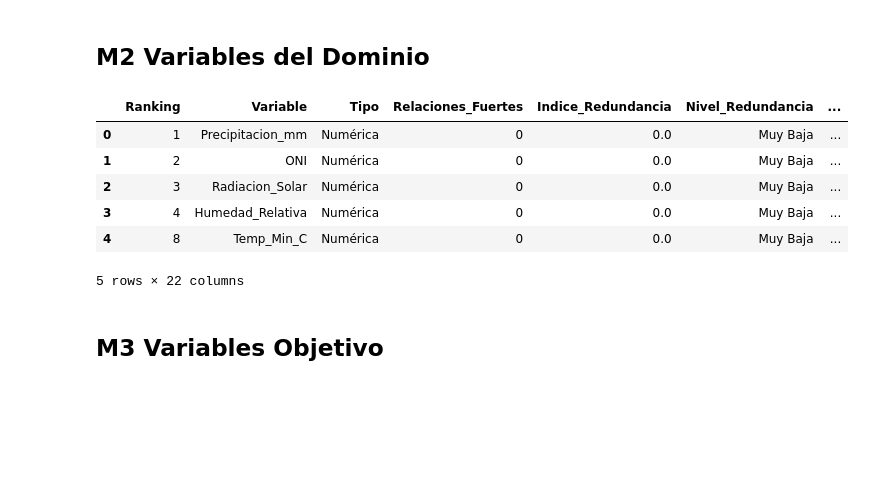
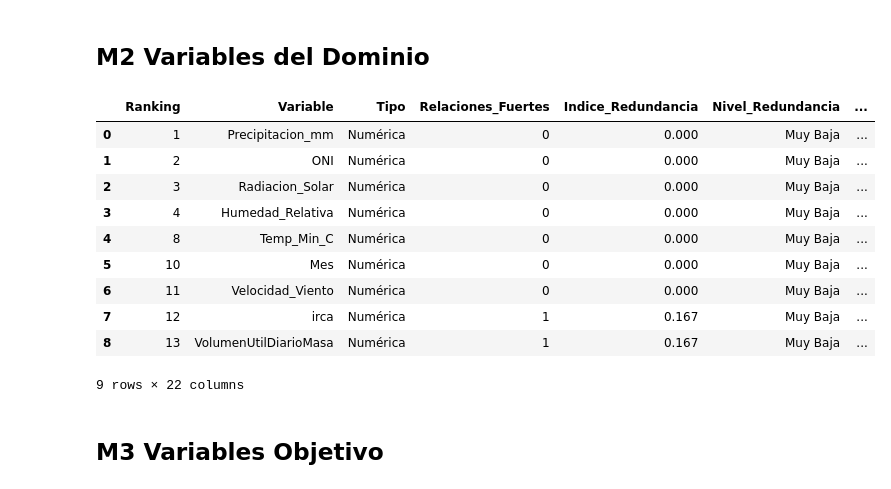
Before and after one commit to josedanielbg/FRAMEWORK_V7, a Jupyter notebook: NOTEBOOKS/DISENO_EXPERIMENTAL/FW7_Diseño_Experimental.ipynb, the cells around one changed output. Cells and saved outputs as stored; diff of their text form; code cells hidden in the pictures; blank space fills up the shorter version.

```diff
--- a/NOTEBOOKS/DISENO_EXPERIMENTAL/FW7_Diseño_Experimental.ipynb
+++ b/NOTEBOOKS/DISENO_EXPERIMENTAL/FW7_Diseño_Experimental.ipynb
@@ -17,18 +17,22 @@ El objetivo del Diseño Experimental es establecer el conjunto de experimentos u
 # %%
 import pandas as pd
 
 url = 'https://raw.githubusercontent.com/jriatiga/FRAMEWORK_V7/refs/heads/main/DATA/MASTER/C11_MASTER/Preparacion_Machine_Learning/ipm/variables_machine_learning.csv'
 df_variables = pd.read_csv(url)
 
-display(df_variables.head())
+display(df_variables.head(20))
 # %% [output]
 |  | Ranking | Variable | Tipo | Relaciones_Fuertes | Indice_Redundancia | Nivel_Redundancia | ... |
-| 0 | 1 | Precipitacion_mm | Numérica | 0 | 0.0 | Muy Baja | ... |
-| 1 | 2 | ONI | Numérica | 0 | 0.0 | Muy Baja | ... |
-| 2 | 3 | Radiacion_Solar | Numérica | 0 | 0.0 | Muy Baja | ... |
-| 3 | 4 | Humedad_Relativa | Numérica | 0 | 0.0 | Muy Baja | ... |
-| 4 | 8 | Temp_Min_C | Numérica | 0 | 0.0 | Muy Baja | ... |
+| 0 | 1 | Precipitacion_mm | Numérica | 0 | 0.000 | Muy Baja | ... |
+| 1 | 2 | ONI | Numérica | 0 | 0.000 | Muy Baja | ... |
+| 2 | 3 | Radiacion_Solar | Numérica | 0 | 0.000 | Muy Baja | ... |
+| 3 | 4 | Humedad_Relativa | Numérica | 0 | 0.000 | Muy Baja | ... |
+| 4 | 8 | Temp_Min_C | Numérica | 0 | 0.000 | Muy Baja | ... |
+| 5 | 10 | Mes | Numérica | 0 | 0.000 | Muy Baja | ... |
+| 6 | 11 | Velocidad_Viento | Numérica | 0 | 0.000 | Muy Baja | ... |
+| 7 | 12 | irca | Numérica | 1 | 0.167 | Muy Baja | ... |
+| 8 | 13 | VolumenUtilDiarioMasa | Numérica | 1 | 0.167 | Muy Baja | ... |
-5 rows × 22 columns
+9 rows × 22 columns
 # %% [markdown]
 ## **M3 Variables Objetivo**
 # %%
```
